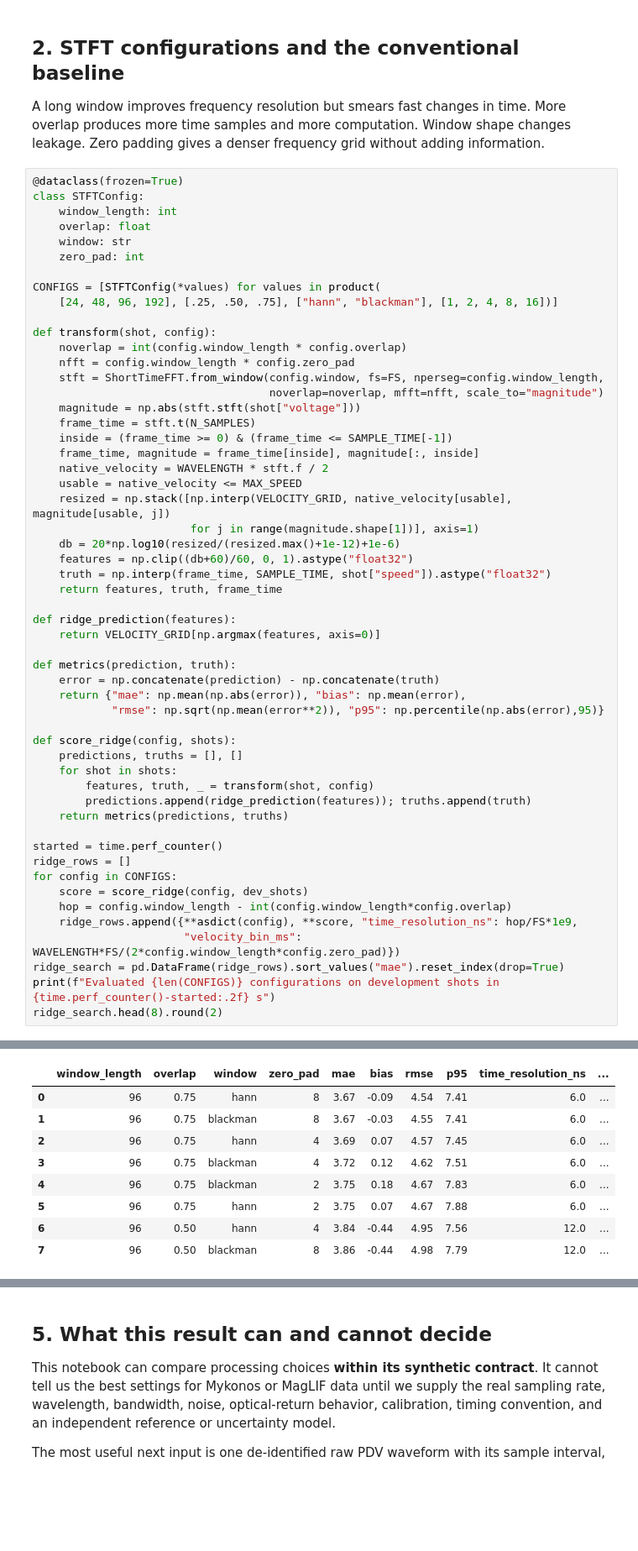
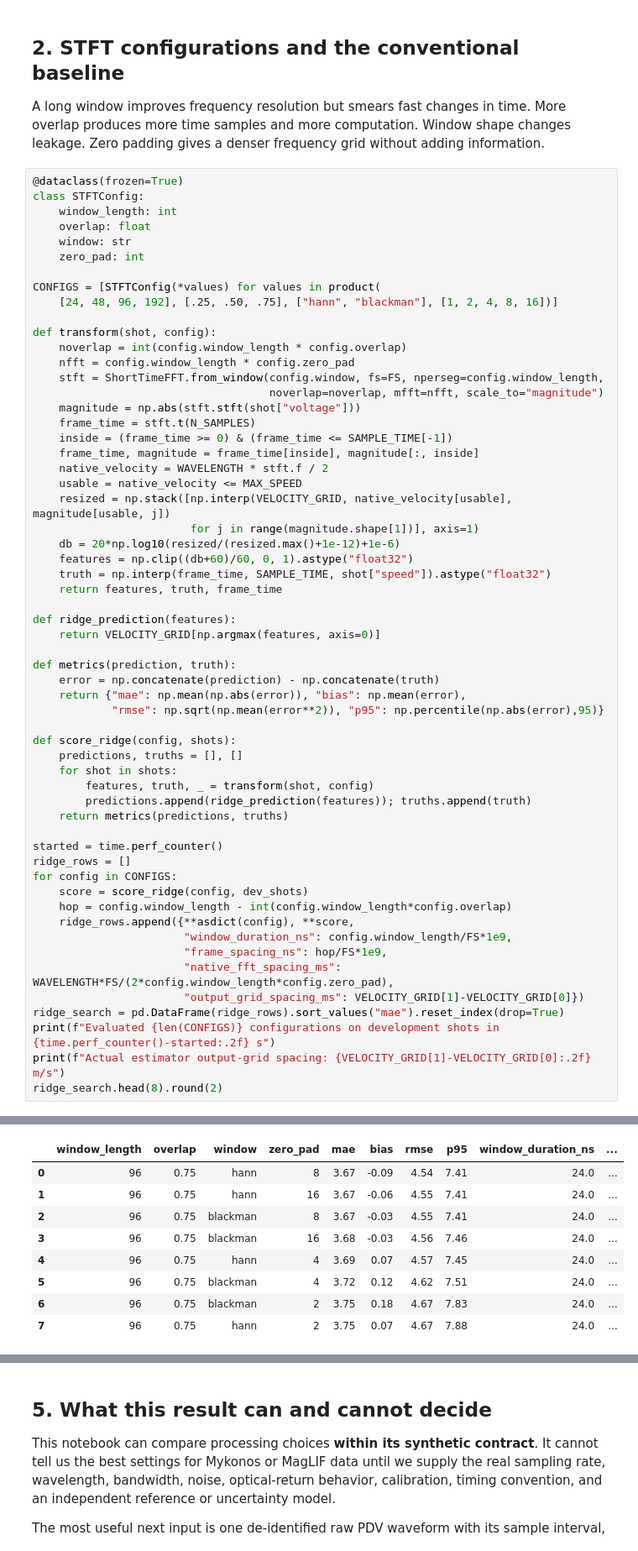
Before and after one commit to aidank03/LM-testbed, a Jupyter notebook: notebooks/02_pdv_stft_neural_benchmark.ipynb, the cells around one changed output, grey strips where cells are left out. Shown at 84% size. Drawn from its saved outputs; the diff is of its cells as text; blank space fills up the shorter version.

```diff
--- a/notebooks/02_pdv_stft_neural_benchmark.ipynb
+++ b/notebooks/02_pdv_stft_neural_benchmark.ipynb
@@ -147,9 +152,13 @@ ridge_rows = []
 for config in CONFIGS:
     score = score_ridge(config, dev_shots)
     hop = config.window_length - int(config.window_length*config.overlap)
-    ridge_rows.append({**asdict(config), **score, "time_resolution_ns": hop/FS*1e9,
-                       "velocity_bin_ms": WAVELENGTH*FS/(2*config.window_length*config.zero_pad)})
+    ridge_rows.append({**asdict(config), **score,
+                       "window_duration_ns": config.window_length/FS*1e9,
+                       "frame_spacing_ns": hop/FS*1e9,
+                       "native_fft_spacing_ms": WAVELENGTH*FS/(2*config.window_length*config.zero_pad),
+                       "output_grid_spacing_ms": VELOCITY_GRID[1]-VELOCITY_GRID[0]})
 ridge_search = pd.DataFrame(ridge_rows).sort_values("mae").reset_index(drop=True)
 print(f"Evaluated {len(CONFIGS)} configurations on development shots in {time.perf_counter()-started:.2f} s")
+print(f"Actual estimator output-grid spacing: {VELOCITY_GRID[1]-VELOCITY_GRID[0]:.2f} m/s")
 ridge_search.head(8).round(2)
 # %% [output]
@@ -157,11 +167,11 @@ Evaluated 96 configurations on development shots in 0.74 s
-|  | window_length | overlap | window | zero_pad | mae | bias | rmse | p95 | time_resolution_ns | ... |
-| 0 | 96 | 0.75 | hann | 8 | 3.67 | -0.09 | 4.54 | 7.41 | 6.0 | ... |
-| 1 | 96 | 0.75 | blackman | 8 | 3.67 | -0.03 | 4.55 | 7.41 | 6.0 | ... |
-| 2 | 96 | 0.75 | hann | 4 | 3.69 | 0.07 | 4.57 | 7.45 | 6.0 | ... |
-| 3 | 96 | 0.75 | blackman | 4 | 3.72 | 0.12 | 4.62 | 7.51 | 6.0 | ... |
-| 4 | 96 | 0.75 | blackman | 2 | 3.75 | 0.18 | 4.67 | 7.83 | 6.0 | ... |
-| 5 | 96 | 0.75 | hann | 2 | 3.75 | 0.07 | 4.67 | 7.88 | 6.0 | ... |
-| 6 | 96 | 0.50 | hann | 4 | 3.84 | -0.44 | 4.95 | 7.56 | 12.0 | ... |
-| 7 | 96 | 0.50 | blackman | 8 | 3.86 | -0.44 | 4.98 | 7.79 | 12.0 | ... |
+|  | window_length | overlap | window | zero_pad | mae | bias | rmse | p95 | window_duration_ns | ... |
+| 0 | 96 | 0.75 | hann | 8 | 3.67 | -0.09 | 4.54 | 7.41 | 24.0 | ... |
+| 1 | 96 | 0.75 | hann | 16 | 3.67 | -0.06 | 4.55 | 7.41 | 24.0 | ... |
+| 2 | 96 | 0.75 | blackman | 8 | 3.67 | -0.03 | 4.55 | 7.41 | 24.0 | ... |
+| 3 | 96 | 0.75 | blackman | 16 | 3.68 | -0.03 | 4.56 | 7.46 | 24.0 | ... |
+| 4 | 96 | 0.75 | hann | 4 | 3.69 | 0.07 | 4.57 | 7.45 | 24.0 | ... |
+| 5 | 96 | 0.75 | blackman | 4 | 3.72 | 0.12 | 4.62 | 7.51 | 24.0 | ... |
+| 6 | 96 | 0.75 | blackman | 2 | 3.75 | 0.18 | 4.67 | 7.83 | 24.0 | ... |
+| 7 | 96 | 0.75 | hann | 2 | 3.75 | 0.07 | 4.67 | 7.88 | 24.0 | ... |
 # %%
 fig, axes = plt.subplots(1, 2, figsize=(14, 4.8))
```
Also changed, not shown: parts of 12 cells of this notebook, 10 other files.
